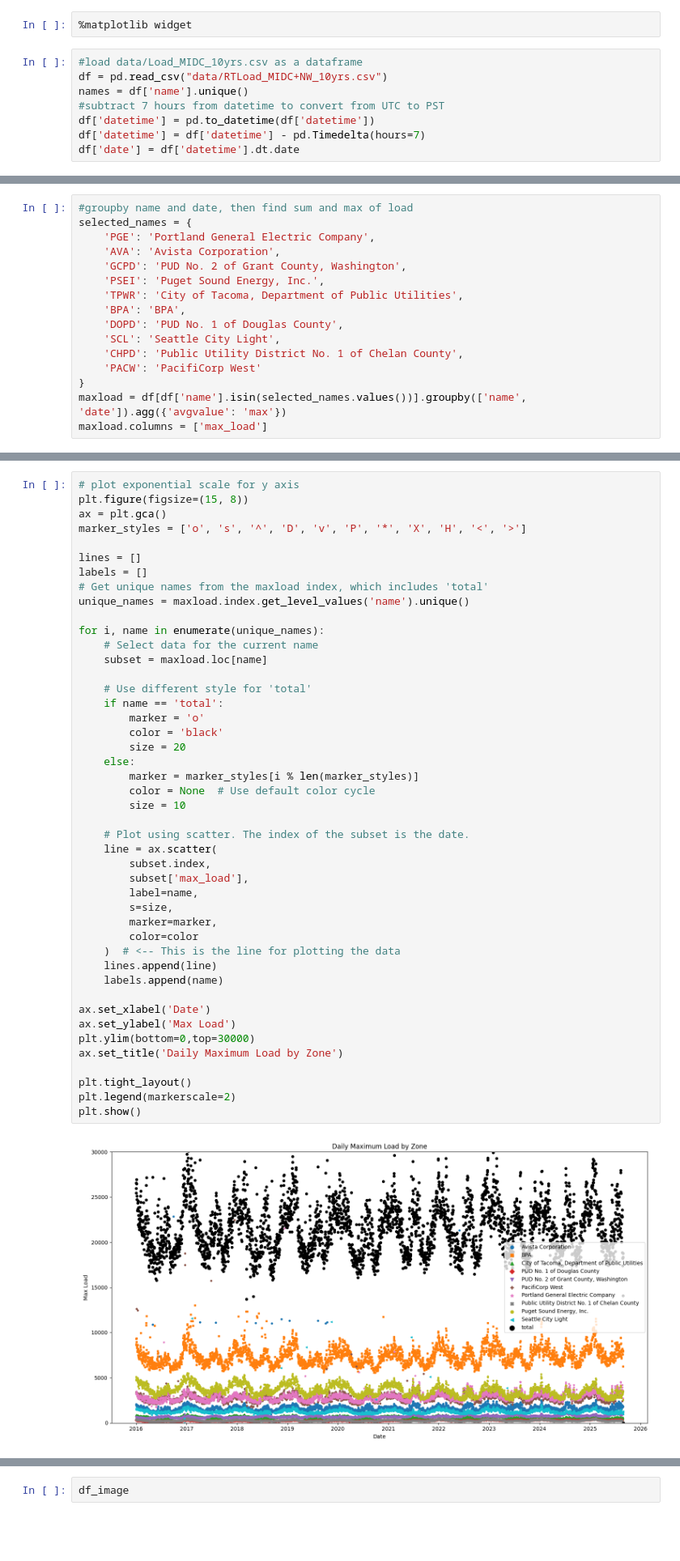
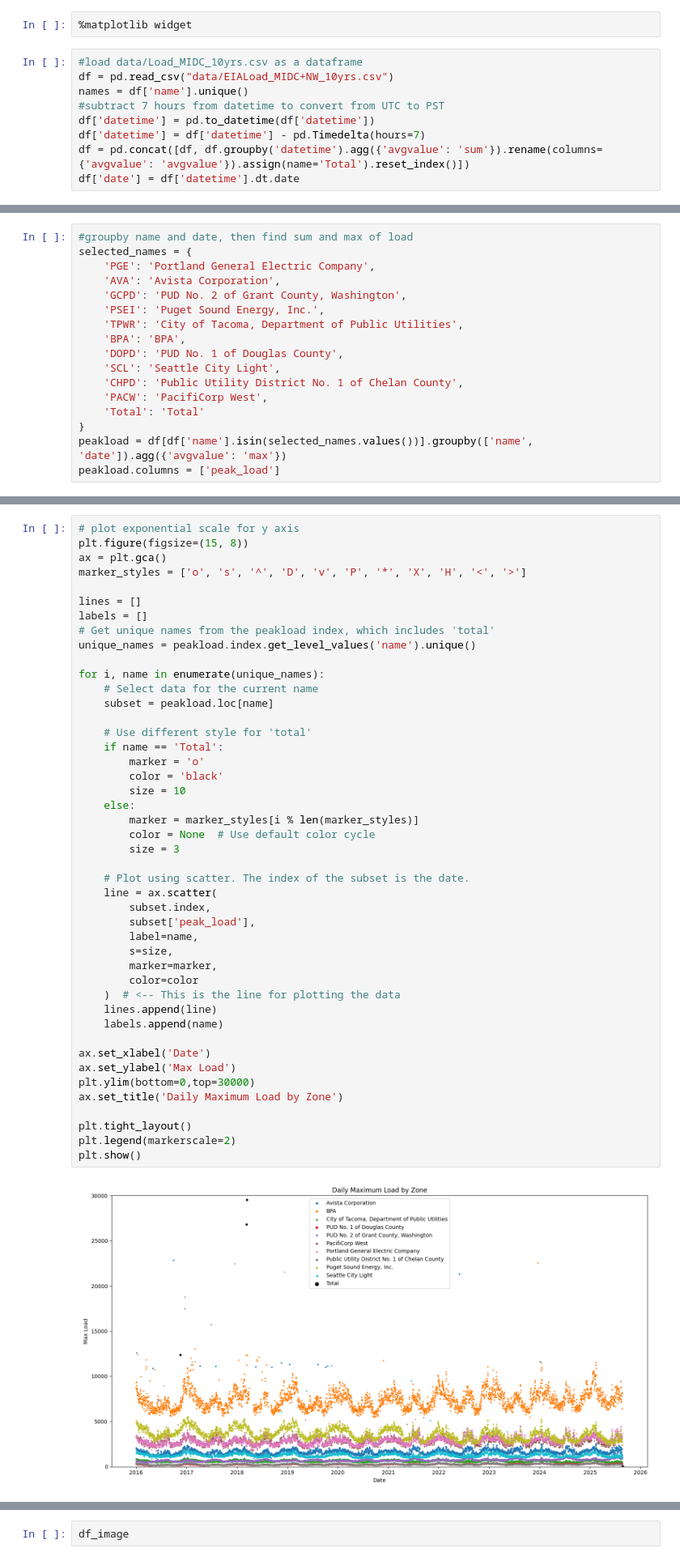
Before and after one commit to ViK-44/Fair-Value-Modelling, a Jupyter notebook: EIALoadanalysis.ipynb, the cells around one changed output, grey strips where cells are left out. Shown: that part at 81% size. Cells and saved outputs as stored; diff of their text form; blank space fills up the shorter version.

```diff
--- a/EIALoadanalysis.ipynb
+++ b/EIALoadanalysis.ipynb
@@ -5,11 +5,12 @@ import matplotlib.pyplot as plt
 %matplotlib widget
 # %%
 #load data/Load_MIDC_10yrs.csv as a dataframe
-df = pd.read_csv("data/RTLoad_MIDC+NW_10yrs.csv")
+df = pd.read_csv("data/EIALoad_MIDC+NW_10yrs.csv")
 names = df['name'].unique()
 #subtract 7 hours from datetime to convert from UTC to PST
 df['datetime'] = pd.to_datetime(df['datetime'])
 df['datetime'] = df['datetime'] - pd.Timedelta(hours=7)
+df = pd.concat([df, df.groupby('datetime').agg({'avgvalue': 'sum'}).rename(columns={'avgvalue': 'avgvalue'}).assign(name='Total').reset_index()])
 df['date'] = df['datetime'].dt.date
 # %%
 df.head()
@@ -58,8 +44,9 @@ selected_names = {
     'DOPD': 'PUD No. 1 of Douglas County',
     'SCL': 'Seattle City Light',
     'CHPD': 'Public Utility District No. 1 of Chelan County',
-    'PACW': 'PacifiCorp West'
+    'PACW': 'PacifiCorp West',
+    'Total': 'Total'
 }
-maxload = df[df['name'].isin(selected_names.values())].groupby(['name', 'date']).agg({'avgvalue': 'max'})
-maxload.columns = ['max_load']
+peakload = df[df['name'].isin(selected_names.values())].groupby(['name', 'date']).agg({'avgvalue': 'max'})
+peakload.columns = ['peak_load']
 # %%
@@ -117,45 +82,45 @@ marker_styles = ['o', 's', '^', 'D', 'v', 'P', '*', 'X', 'H', '<', '>']
 
 lines = []
 labels = []
-# Get unique names from the maxload index, which includes 'total'
-unique_names = maxload.index.get_level_values('name').unique()
+# Get unique names from the peakload index, which includes 'total'
+unique_names = peakload.index.get_level_values('name').unique()
 
 for i, name in enumerate(unique_names):
     # Select data for the current name
-    subset = maxload.loc[name]
+    subset = peakload.loc[name]
 
     # Use different style for 'total'
-    if name == 'total':
+    if name == 'Total':
         marker = 'o'
         color = 'black'
-        size = 20
+        size = 10
     else:
         marker = marker_styles[i % len(marker_styles)]
         color = None  # Use default color cycle
-        size = 10
+        size = 3
 
     # Plot using scatter. The index of the subset is the date.
     line = ax.scatter(
         subset.index,
-        subset['max_load'],
+        subset['peak_load'],
         label=name,
         s=size,
         marker=marker,
         color=color
     )  # <-- This is the line for plotting the data
     lines.append(line)
     labels.append(name)
 
 ax.set_xlabel('Date')
 ax.set_ylabel('Max Load')
 plt.ylim(bottom=0,top=30000)
 ax.set_title('Daily Maximum Load by Zone')
 
 plt.tight_layout()
 plt.legend(markerscale=2)
 plt.show()
 # %% [output]
-[figure, old version]
+[figure, new version]
 # %%
 EGPS = {
     '8/10': [19283, 10800, 8482, 23768, 1915, 8164, 241, 322, 936, 3350, 3857, 3275, 1159, 549],
```
Also changed, not shown: parts of 7 cells of this notebook, 2 other files.
